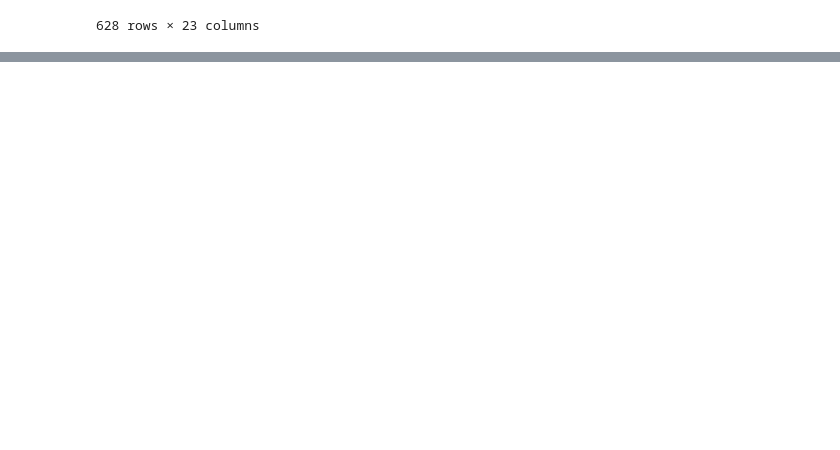
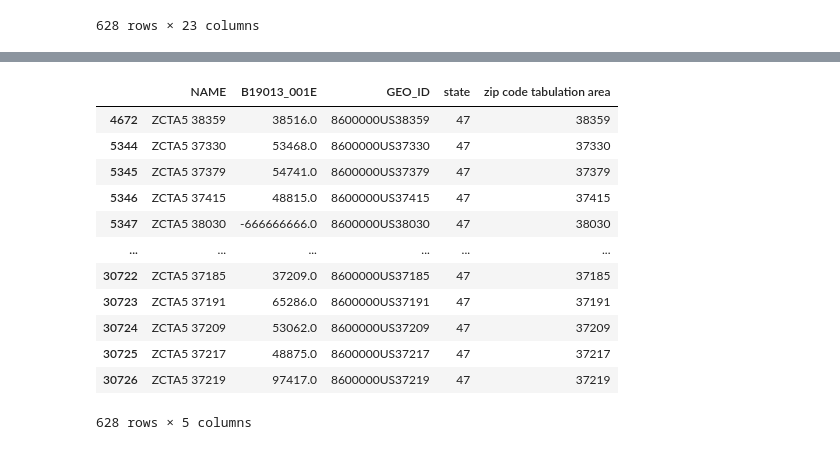
Before and after one commit to Corbec/care_deserts_nss_capstone, a Jupyter notebook: notebooks/2_processing_census_data.ipynb, the cells around one changed output, grey strips where cells are left out. Cells and saved outputs as stored; diff of their text form; code cells hidden in the pictures; blank space fills up the shorter version.

Commit message:
Data exploration and first maps

```diff
--- a/notebooks/2_processing_census_data.ipynb
+++ b/notebooks/2_processing_census_data.ipynb
@@ -159,3 +159,6 @@ B09010 = process_dataframes(B09010, 'B09010.csv')
 B09020 = process_dataframes(B09020, 'B09020.csv')
 # %%
 B08201 = process_dataframes(B08201, 'B08201.csv')
+# %%
+with open('../data/median_income.pkl', 'rb') as f:
+    median_income = pickle.load(f)
@@ -161,0 +185,20 @@ B08201 = process_dataframes(B08201, 'B08201.csv')
+# %%
+median_income = pd.DataFrame(median_income)
+
+median_income = process_dataframes(median_income, 'median_income.csv')
+
+median_income
+# %% [output]
+|  | NAME | B19013_001E | GEO_ID | state | zip code tabulation area |
+| 4672 | ZCTA5 38359 | 38516.0 | 8600000US38359 | 47 | 38359 |
+| 5344 | ZCTA5 37330 | 53468.0 | 8600000US37330 | 47 | 37330 |
+| 5345 | ZCTA5 37379 | 54741.0 | 8600000US37379 | 47 | 37379 |
+| 5346 | ZCTA5 37415 | 48815.0 | 8600000US37415 | 47 | 37415 |
+| 5347 | ZCTA5 38030 | -666666666.0 | 8600000US38030 | 47 | 38030 |
+| ... | ... | ... | ... | ... | ... |
+| 30722 | ZCTA5 37185 | 37209.0 | 8600000US37185 | 47 | 37185 |
+| 30723 | ZCTA5 37191 | 65286.0 | 8600000US37191 | 47 | 37191 |
+| 30724 | ZCTA5 37209 | 53062.0 | 8600000US37209 | 47 | 37209 |
+| 30725 | ZCTA5 37217 | 48875.0 | 8600000US37217 | 47 | 37217 |
+| 30726 | ZCTA5 37219 | 97417.0 | 8600000US37219 | 47 | 37219 |
+628 rows × 5 columns
```
Also changed, not shown: parts of 1 cell of this notebook, 3 other files.
